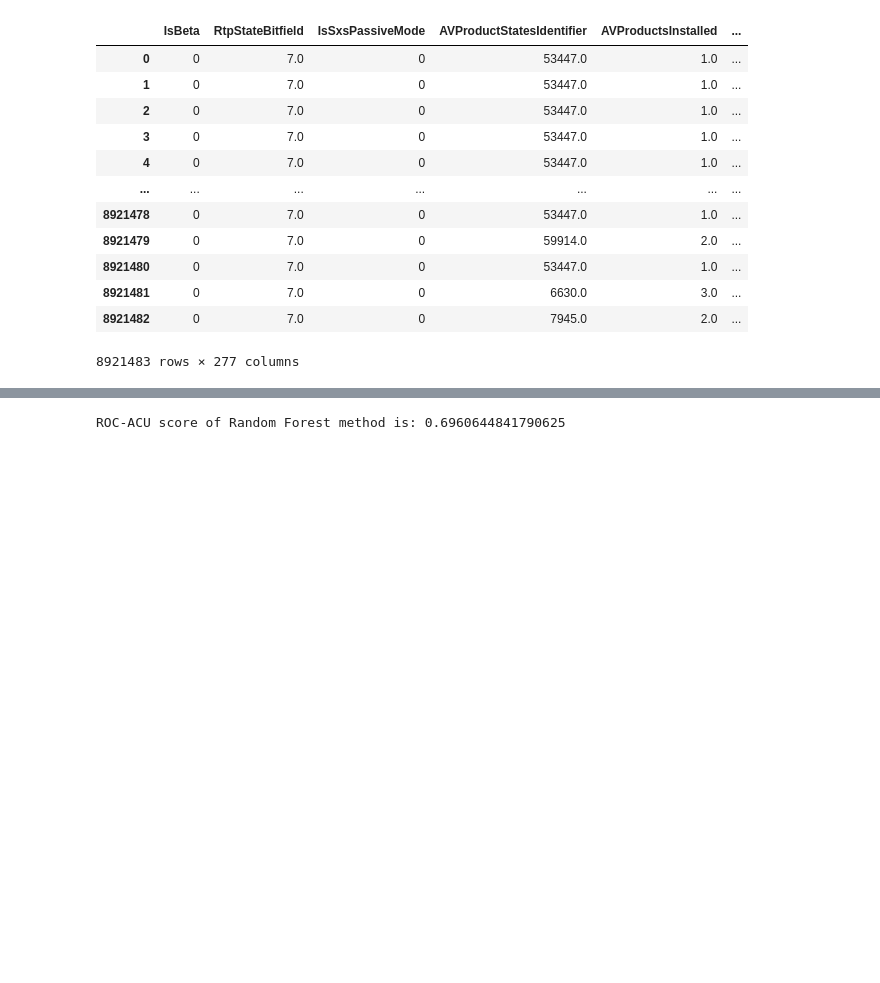
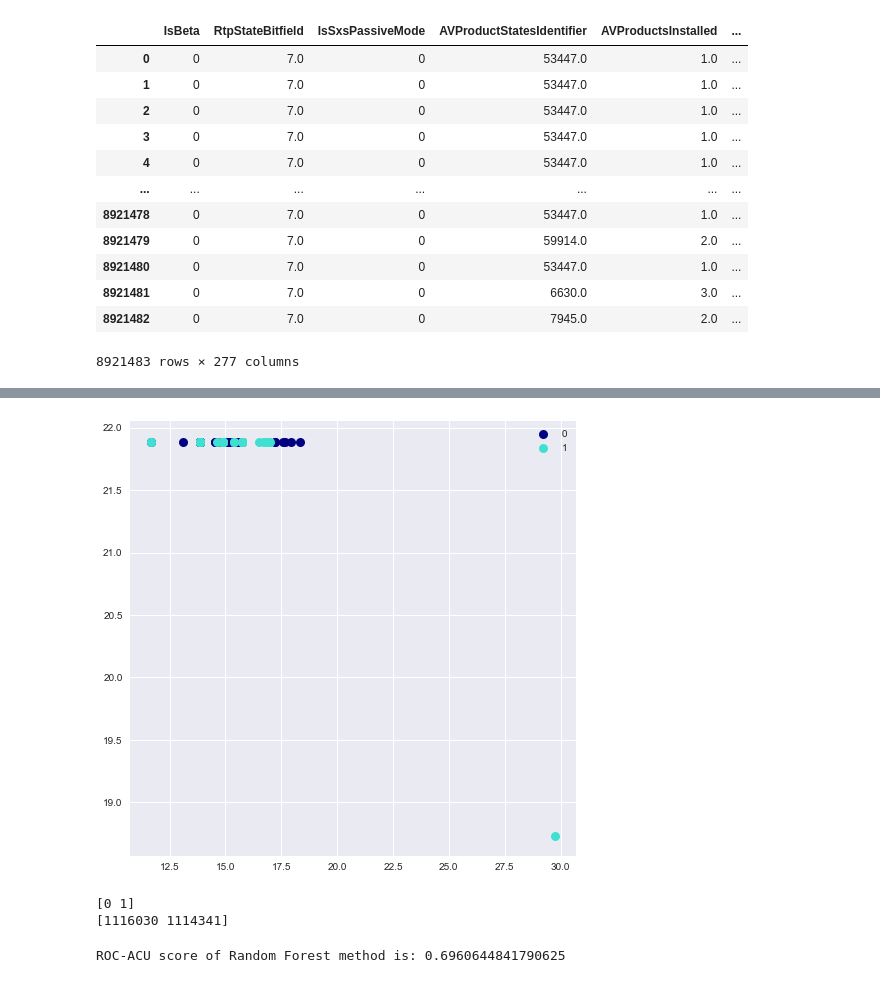
Before and after one commit to jacquelineguo/DS_Capstone_2, a Jupyter notebook: Capstone_Project_Microsoft_Malware_Prediction.ipynb, the cells around one changed output, grey strips where cells are left out. Drawn from its saved outputs; the diff is of its cells as text; code cells hidden in the pictures; blank space fills up the shorter version.

```diff
--- a/Capstone_Project_Microsoft_Malware_Prediction.ipynb
+++ b/Capstone_Project_Microsoft_Malware_Prediction.ipynb
@@ -694,0 +718,12 @@ a_score
+# %%
+colors = ['navy', 'turquoise']
+
+plt.figure(figsize=(8, 8))
+for color, i, target_name in zip(colors, [0, 1], [0, 1]):
+    plt.scatter(np.log(x_test_pca[y_test == i, 0]), np.log(x_test_pca[y_test == i, 1]),
+                color=color, lw=2, label=target_name)
+plt.legend(loc="best", shadow=False, scatterpoints=1)
+
+plt.show()
+# %% [output]
+[figure, added]
@@ -695,3 +742,10 @@ a_score
+# %%
+unique, counts = np.unique(y_test, return_counts=True)
+print(unique)
+print(counts)
+# %% [output]
+[0 1]
+[1116030 1114341]
 # %%
 from sklearn.ensemble import RandomForestRegressor
 rf = RandomForestRegressor()
```
Also changed, not shown: parts of 52 cells of this notebook.
